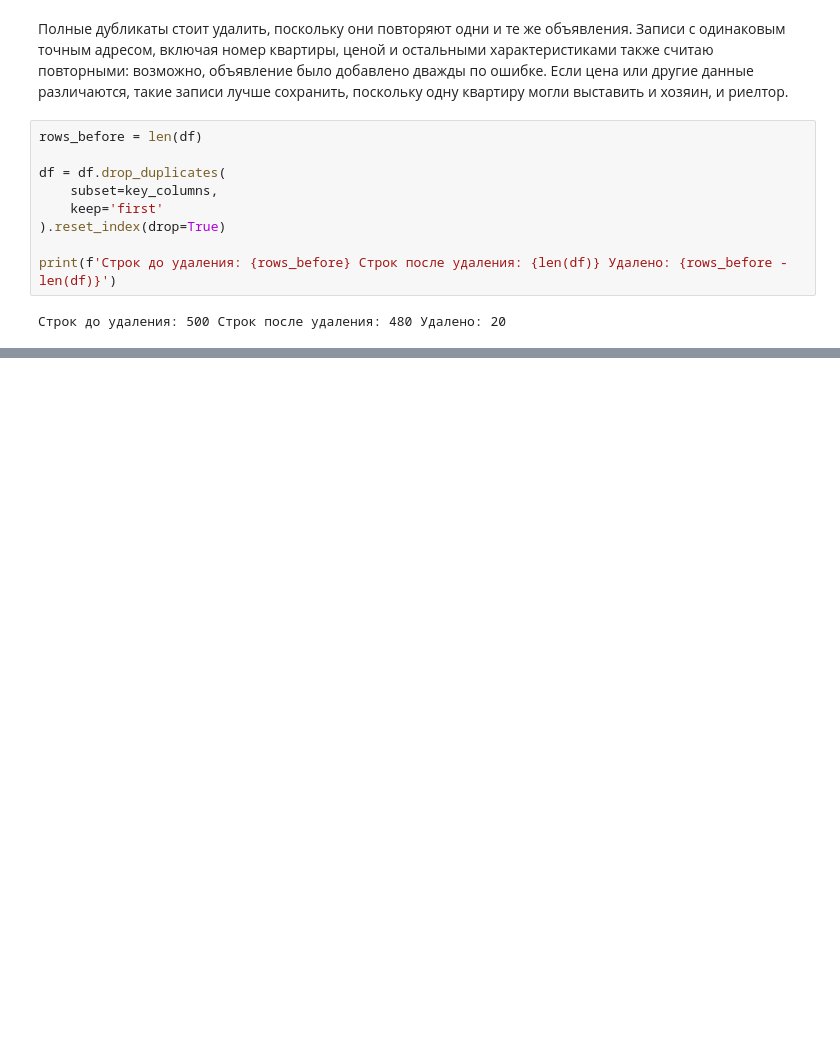
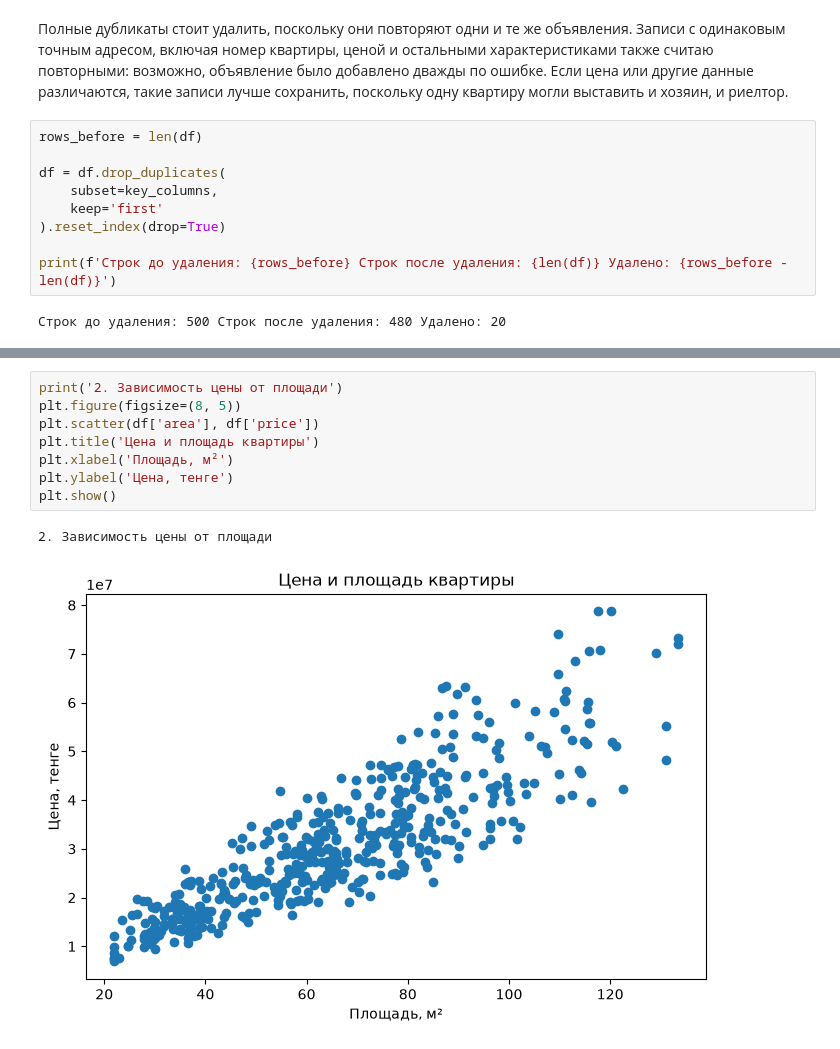
Before and after one commit to DIas-code/AITU, a Jupyter notebook: Programing for data analysis/assignment2/assignment2.ipynb, the cells around one changed output, grey strips where cells are left out. Drawn from its saved outputs; the diff is of its cells as text; blank space fills up the shorter version.

```diff
--- a/Programing for data analysis/assignment2/assignment2.ipynb
+++ b/Programing for data analysis/assignment2/assignment2.ipynb
@@ -706,0 +1169,11 @@ print(f'Строк до удаления: {rows_before} Строк после у
+# %%
+print('2. Зависимость цены от площади')
+plt.figure(figsize=(8, 5))
+plt.scatter(df['area'], df['price'])
+plt.title('Цена и площадь квартиры')
+plt.xlabel('Площадь, м²')
+plt.ylabel('Цена, тенге')
+plt.show()
+# %% [output]
+2. Зависимость цены от площади
+[figure, added]
```
Also changed, not shown: parts of 38 cells of this notebook, 6 other files.
